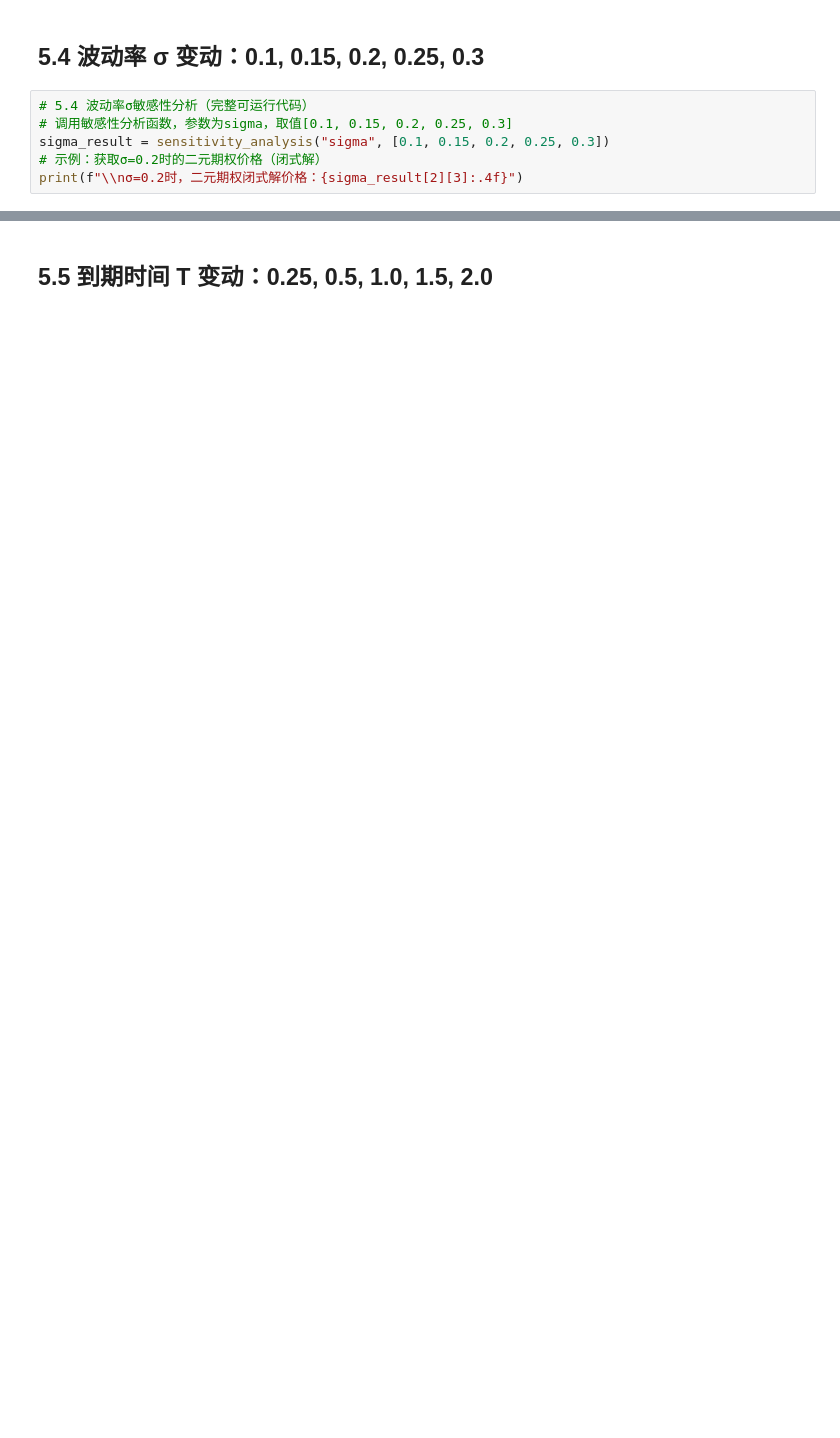
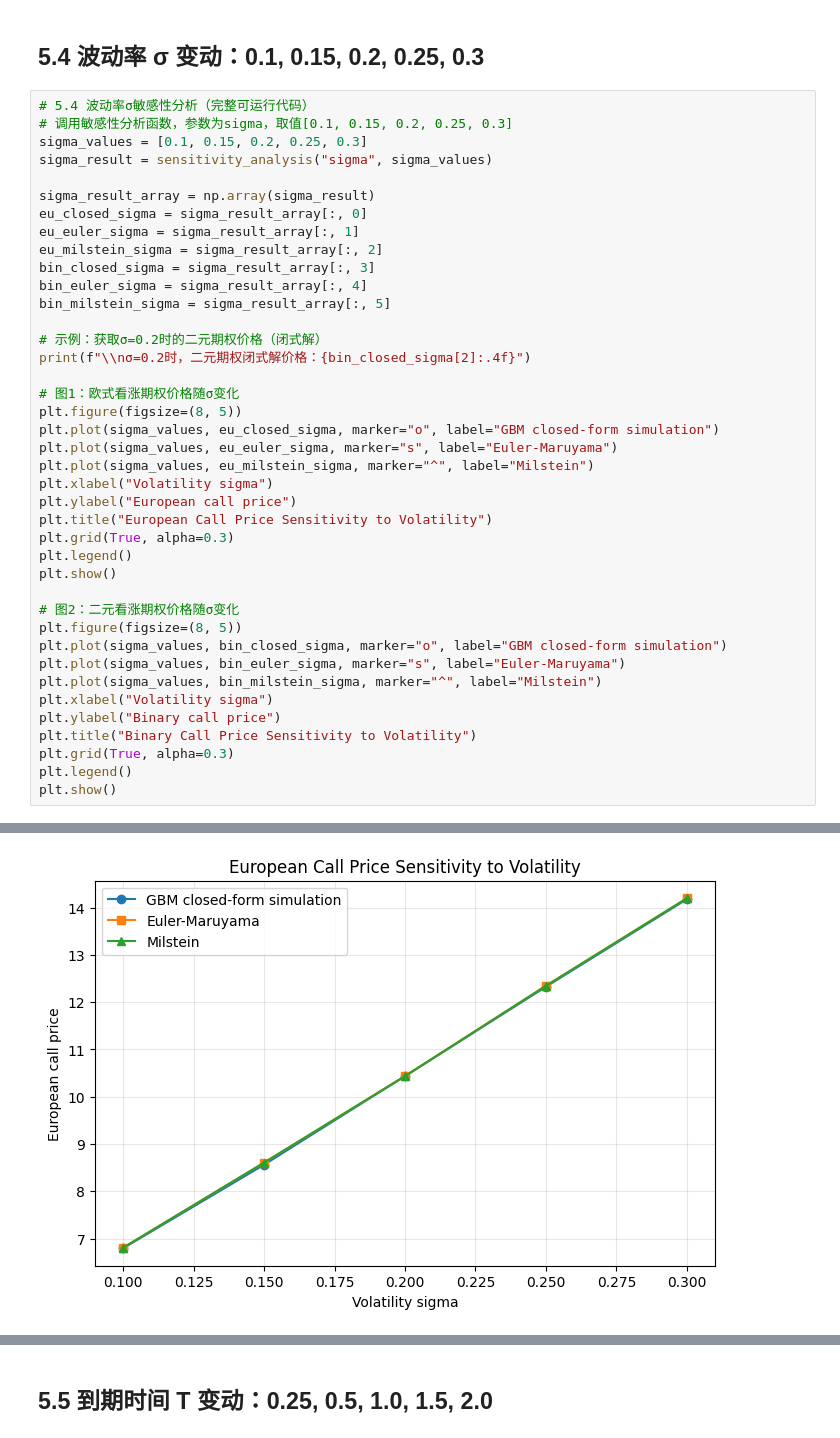
Before and after one commit to xption/CQFLearning, a Jupyter notebook: Exam2/Answer.ipynb, the cells around one changed output, grey strips where cells are left out. Drawn from its saved outputs; the diff is of its cells as text; blank space fills up the shorter version.

```diff
--- a/Exam2/Answer.ipynb
+++ b/Exam2/Answer.ipynb
@@ -265,6 +386,41 @@ print(f"\\nr=0.05时，欧式期权欧拉法价格：{r_result[2][1]:.4f}")
 # %%
 # 5.4 波动率σ敏感性分析（完整可运行代码）
 # 调用敏感性分析函数，参数为sigma，取值[0.1, 0.15, 0.2, 0.25, 0.3]
-sigma_result = sensitivity_analysis("sigma", [0.1, 0.15, 0.2, 0.25, 0.3])
+sigma_values = [0.1, 0.15, 0.2, 0.25, 0.3]
+sigma_result = sensitivity_analysis("sigma", sigma_values)
+
+sigma_result_array = np.array(sigma_result)
+eu_closed_sigma = sigma_result_array[:, 0]
+eu_euler_sigma = sigma_result_array[:, 1]
+eu_milstein_sigma = sigma_result_array[:, 2]
+bin_closed_sigma = sigma_result_array[:, 3]
+bin_euler_sigma = sigma_result_array[:, 4]
+bin_milstein_sigma = sigma_result_array[:, 5]
+
 # 示例：获取σ=0.2时的二元期权价格（闭式解）
-print(f"\\nσ=0.2时，二元期权闭式解价格：{sigma_result[2][3]:.4f}")
+print(f"\\nσ=0.2时，二元期权闭式解价格：{bin_closed_sigma[2]:.4f}")
+
+# 图1：欧式看涨期权价格随σ变化
+plt.figure(figsize=(8, 5))
+plt.plot(sigma_values, eu_closed_sigma, marker="o", label="GBM closed-form simulation")
+plt.plot(sigma_values, eu_euler_sigma, marker="s", label="Euler-Maruyama")
+plt.plot(sigma_values, eu_milstein_sigma, marker="^", label="Milstein")
+plt.xlabel("Volatility sigma")
+plt.ylabel("European call price")
+plt.title("European Call Price Sensitivity to Volatility")
+plt.grid(True, alpha=0.3)
+plt.legend()
+plt.show()
+
+# 图2：二元看涨期权价格随σ变化
+plt.figure(figsize=(8, 5))
+plt.plot(sigma_values, bin_closed_sigma, marker="o", label="GBM closed-form simulation")
+plt.plot(sigma_values, bin_euler_sigma, marker="s", label="Euler-Maruyama")
+plt.plot(sigma_values, bin_milstein_sigma, marker="^", label="Milstein")
+plt.xlabel("Volatility sigma")
+plt.ylabel("Binary call price")
+plt.title("Binary Call Price Sensitivity to Volatility")
+plt.grid(True, alpha=0.3)
+plt.legend()
+plt.show()
+# %% [output]
@@ -270,0 +435 @@ print(f"\\nσ=0.2时，二元期权闭式解价格：{sigma_result[2][3]:.4f}")
+[figure, added]
```
Also changed, not shown: parts of 7 cells of this notebook, 1 other file.
